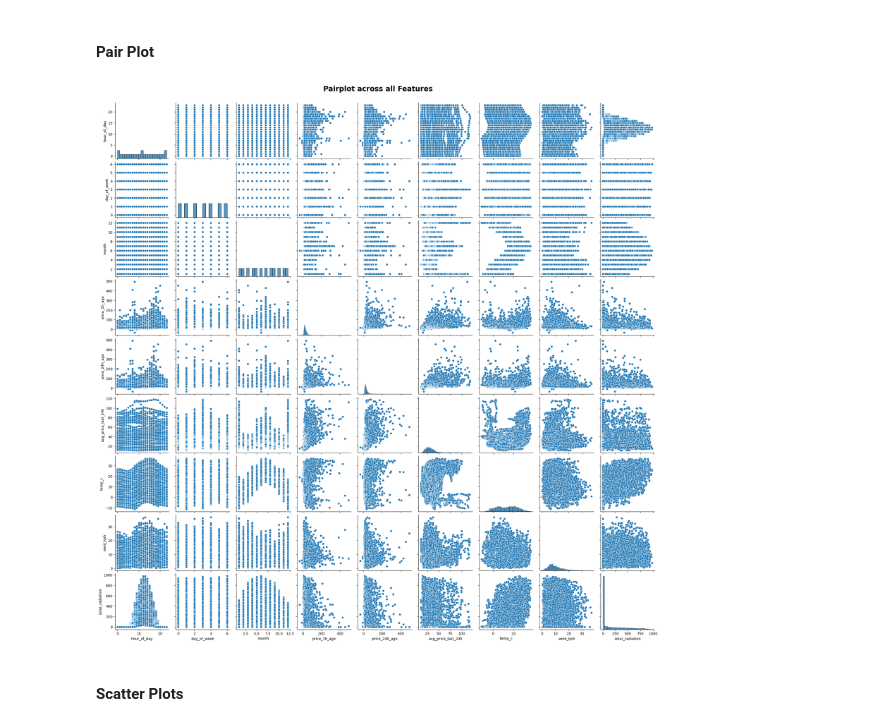
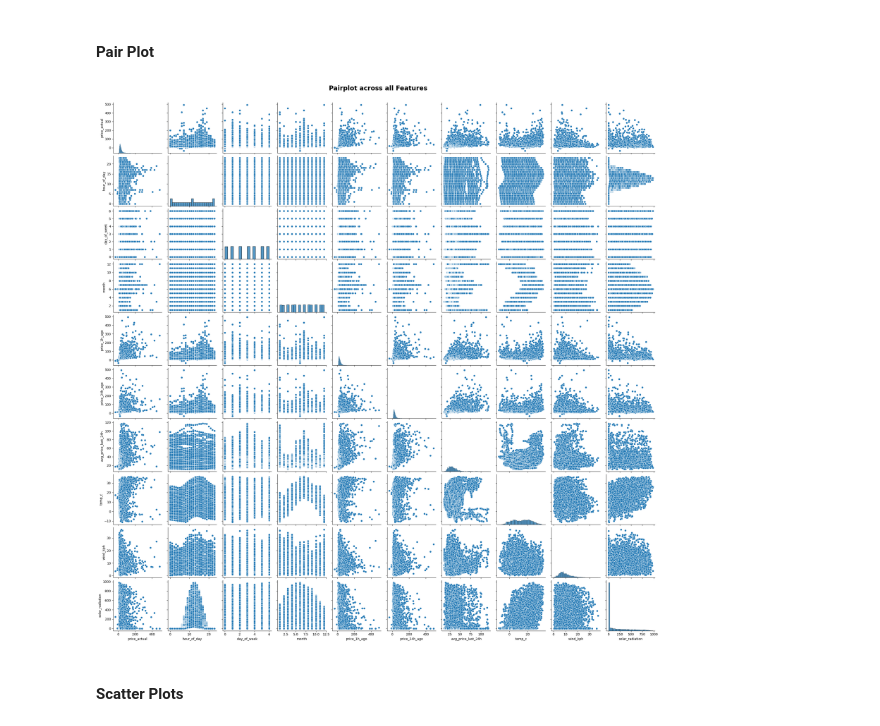
Before and after one commit to GFFB0314/PJM-Energy-Price-Forecasting, a Jupyter notebook: notebooks/02_eda.ipynb, the cells around one changed output. Saved outputs shown, nothing was run; the diff lists cells and outputs as text; code cells hidden in the pictures.

```diff
--- a/notebooks/02_eda.ipynb
+++ b/notebooks/02_eda.ipynb
@@ -395,13 +407,12 @@ plt.show()
 # %% [markdown]
 #### Pair Plot
 # %%
-cols = [col for col in clean_df.columns if col != "price_actual"]
-g = sns.pairplot(data=df, vars=cols)
+g = sns.pairplot(data=df)
 g.figure.suptitle("Pairplot across all Features", fontsize=20, fontweight="bold")
 g.figure.subplots_adjust(top=.95) # title position adjustment
 plt.show()
 # %% [output]
-[figure, old version]
+[figure, new version]
 # %% [markdown]
 #### Scatter Plots
 # %%
```
Also changed, not shown: parts of 6 cells of this notebook, 3 other files.
